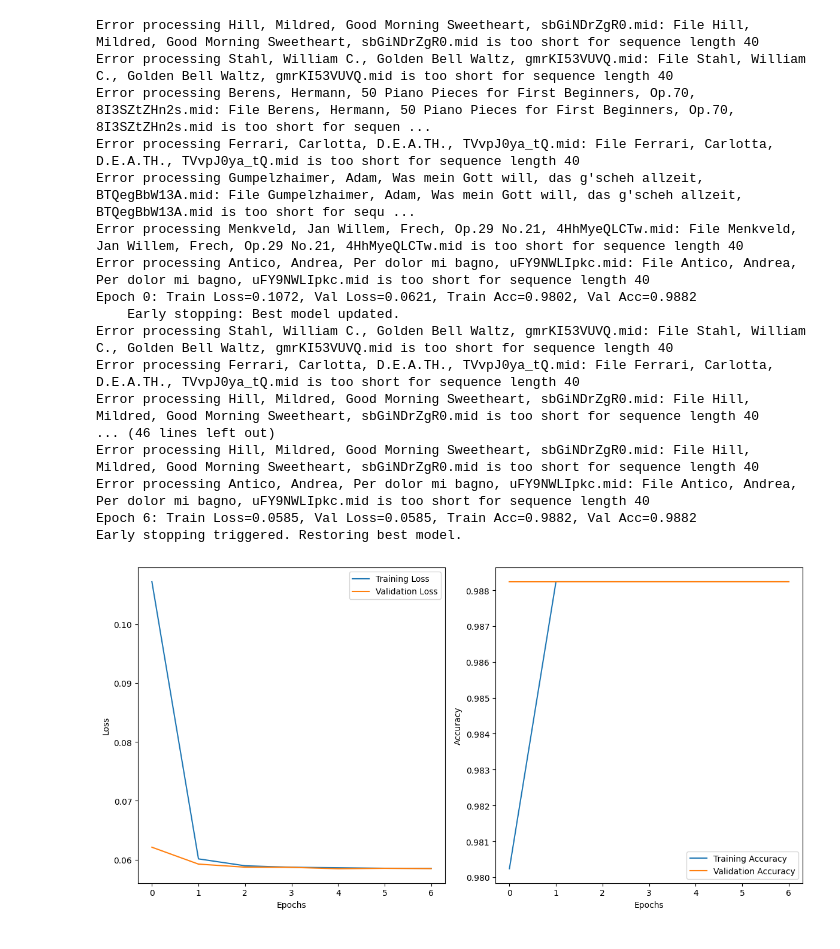
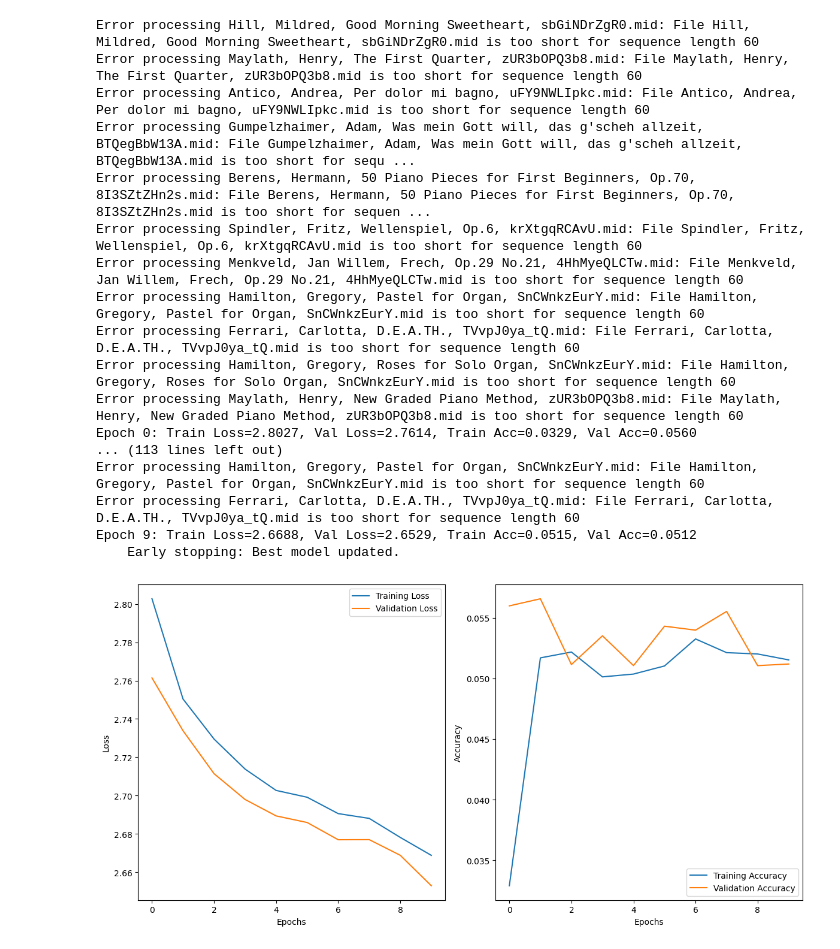
Before and after one commit to balintjanik/piano-midi-generation, a Jupyter notebook: model_1_train.ipynb, the cells around one changed output. Drawn from its saved outputs; the diff is of its cells as text; code cells hidden in the pictures.

```diff
--- a/model_1_train.ipynb
+++ b/model_1_train.ipynb
@@ -41,7 +41,7 @@ class MidiDataset(Dataset):
             new_idx = np.random.randint(0, len(self.file_names))
             return self.__getitem__(new_idx)
 
-dataset_sequence_length = 40
+dataset_sequence_length = 60
 dataset = MidiDataset(data_dir='data/midis', sequence_length=dataset_sequence_length)
 # %%
 # Get dataloaders with specified params from ml_utils
@@ -69,32 +69,33 @@ model = LSTMModel(input_size, hidden_size, output_size, num_layers)
 # %%
 # Train model from ml_utils
 best_model, history = train_model(
     model=model,
     dataloaders={"train": dataloader_train, "val": dataloader_val},
-    task_type="multi-label",
+    task_type="multiclass",
     n_epochs=10,
+    learning_rate=0.001,
     device="cuda"
 )
 (train_losses, val_losses, train_accuracy, val_accuracy) = history
 plot_metrics(train_losses, val_losses, train_accuracy, val_accuracy)
 # %% [output]
-Error processing Hill, Mildred, Good Morning Sweetheart, sbGiNDrZgR0.mid: File Hill, Mildred, Good Morning Sweetheart, sbGiNDrZgR0.mid is too short for sequence length 40
-Error processing Stahl, William C., Golden Bell Waltz, gmrKI53VUVQ.mid: File Stahl, William C., Golden Bell Waltz, gmrKI53VUVQ.mid is too short for sequence length 40
+Error processing Hill, Mildred, Good Morning Sweetheart, sbGiNDrZgR0.mid: File Hill, Mildred, Good Morning Sweetheart, sbGiNDrZgR0.mid is too short for sequence length 60
+Error processing Maylath, Henry, The First Quarter, zUR3bOPQ3b8.mid: File Maylath, Henry, The First Quarter, zUR3bOPQ3b8.mid is too short for sequence length 60
+Error processing Antico, Andrea, Per dolor mi bagno, uFY9NWLIpkc.mid: File Antico, Andrea, Per dolor mi bagno, uFY9NWLIpkc.mid is too short for sequence length 60
+Error processing Gumpelzhaimer, Adam, Was mein Gott will, das g'scheh allzeit, BTQegBbW13A.mid: File Gumpelzhaimer, Adam, Was mein Gott will, das g'scheh allzeit, BTQegBbW13A.mid is too short for sequ ...
 Error processing Berens, Hermann, 50 Piano Pieces for First Beginners, Op.70, 8I3SZtZHn2s.mid: File Berens, Hermann, 50 Piano Pieces for First Beginners, Op.70, 8I3SZtZHn2s.mid is too short for sequen ...
-Error processing Ferrari, Carlotta, D.E.A.TH., TVvpJ0ya_tQ.mid: File Ferrari, Carlotta, D.E.A.TH., TVvpJ0ya_tQ.mid is too short for sequence length 40
-Error processing Gumpelzhaimer, Adam, Was mein Gott will, das g'scheh allzeit, BTQegBbW13A.mid: File Gumpelzhaimer, Adam, Was mein Gott will, das g'scheh allzeit, BTQegBbW13A.mid is too short for sequ ...
-Error processing Menkveld, Jan Willem, Frech, Op.29 No.21, 4HhMyeQLCTw.mid: File Menkveld, Jan Willem, Frech, Op.29 No.21, 4HhMyeQLCTw.mid is too short for sequence length 40
-Error processing Antico, Andrea, Per dolor mi bagno, uFY9NWLIpkc.mid: File Antico, Andrea, Per dolor mi bagno, uFY9NWLIpkc.mid is too short for sequence length 40
-Epoch 0: Train Loss=0.1072, Val Loss=0.0621, Train Acc=0.9802, Val Acc=0.9882
+Error processing Spindler, Fritz, Wellenspiel, Op.6, krXtgqRCAvU.mid: File Spindler, Fritz, Wellenspiel, Op.6, krXtgqRCAvU.mid is too short for sequence length 60
+Error processing Menkveld, Jan Willem, Frech, Op.29 No.21, 4HhMyeQLCTw.mid: File Menkveld, Jan Willem, Frech, Op.29 No.21, 4HhMyeQLCTw.mid is too short for sequence length 60
+Error processing Hamilton, Gregory, Pastel for Organ, SnCWnkzEurY.mid: File Hamilton, Gregory, Pastel for Organ, SnCWnkzEurY.mid is too short for sequence length 60
+Error processing Ferrari, Carlotta, D.E.A.TH., TVvpJ0ya_tQ.mid: File Ferrari, Carlotta, D.E.A.TH., TVvpJ0ya_tQ.mid is too short for sequence length 60
+Error processing Hamilton, Gregory, Roses for Solo Organ, SnCWnkzEurY.mid: File Hamilton, Gregory, Roses for Solo Organ, SnCWnkzEurY.mid is too short for sequence length 60
+Error processing Maylath, Henry, New Graded Piano Method, zUR3bOPQ3b8.mid: File Maylath, Henry, New Graded Piano Method, zUR3bOPQ3b8.mid is too short for sequence length 60
+Epoch 0: Train Loss=2.8027, Val Loss=2.7614, Train Acc=0.0329, Val Acc=0.0560
+... (113 lines left out)
+Error processing Hamilton, Gregory, Pastel for Organ, SnCWnkzEurY.mid: File Hamilton, Gregory, Pastel for Organ, SnCWnkzEurY.mid is too short for sequence length 60
+Error processing Ferrari, Carlotta, D.E.A.TH., TVvpJ0ya_tQ.mid: File Ferrari, Carlotta, D.E.A.TH., TVvpJ0ya_tQ.mid is too short for sequence length 60
+Epoch 9: Train Loss=2.6688, Val Loss=2.6529, Train Acc=0.0515, Val Acc=0.0512
     Early stopping: Best model updated.
-Error processing Stahl, William C., Golden Bell Waltz, gmrKI53VUVQ.mid: File Stahl, William C., Golden Bell Waltz, gmrKI53VUVQ.mid is too short for sequence length 40
-Error processing Ferrari, Carlotta, D.E.A.TH., TVvpJ0ya_tQ.mid: File Ferrari, Carlotta, D.E.A.TH., TVvpJ0ya_tQ.mid is too short for sequence length 40
-Error processing Hill, Mildred, Good Morning Sweetheart, sbGiNDrZgR0.mid: File Hill, Mildred, Good Morning Sweetheart, sbGiNDrZgR0.mid is too short for sequence length 40
-... (46 lines left out)
-Error processing Hill, Mildred, Good Morning Sweetheart, sbGiNDrZgR0.mid: File Hill, Mildred, Good Morning Sweetheart, sbGiNDrZgR0.mid is too short for sequence length 40
-Error processing Antico, Andrea, Per dolor mi bagno, uFY9NWLIpkc.mid: File Antico, Andrea, Per dolor mi bagno, uFY9NWLIpkc.mid is too short for sequence length 40
-Epoch 6: Train Loss=0.0585, Val Loss=0.0585, Train Acc=0.9882, Val Acc=0.9882
-Early stopping triggered. Restoring best model.
-[figure, old version]
+[figure, new version]
 # %%
 # Test model from ml_utils
```
Also changed, not shown: parts of 1 cell of this notebook, 1 other file.
